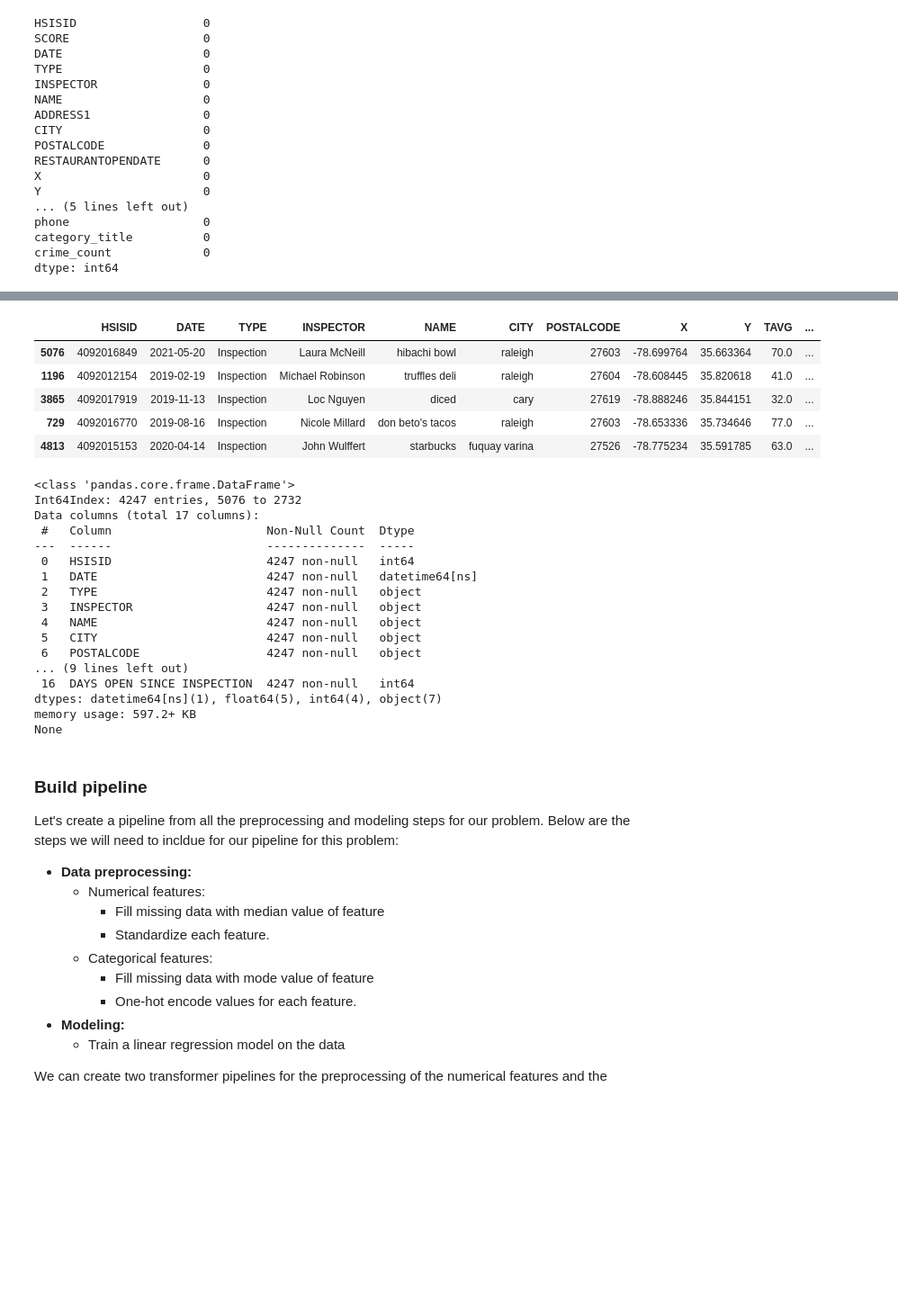
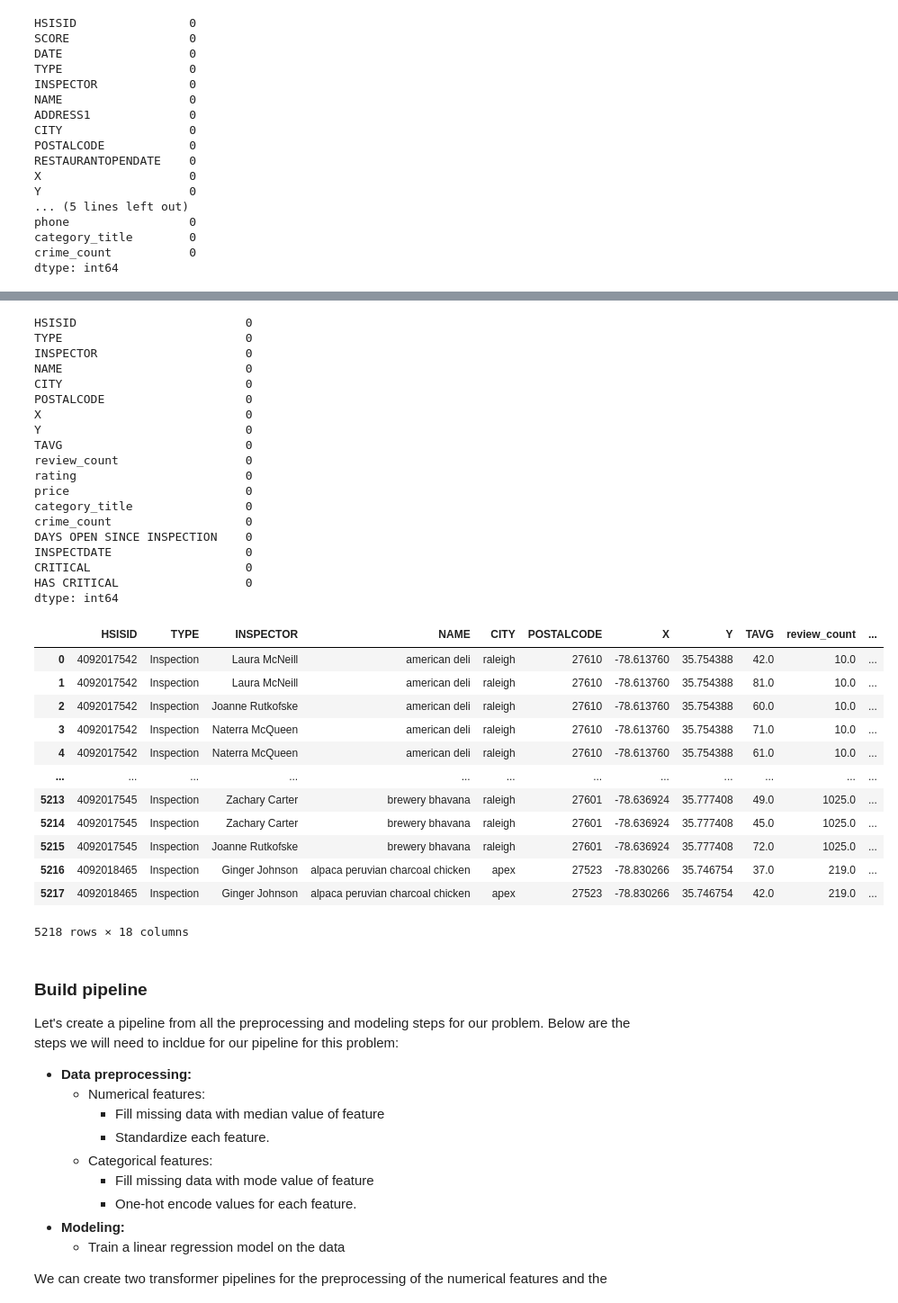
Before and after one commit to shyamal-anadkat/wake-county-food-inspections-analysis, a Jupyter notebook: Wake County -- Restaurant Food Inspections Analysis [AIPI510].ipynb, the cells around one changed output, grey strips where cells are left out. Shown at 90% size. Saved outputs shown, nothing was run; the diff lists cells and outputs as text; code cells hidden in the pictures; blank space fills up the shorter version.

```diff
--- a/Wake County -- Restaurant Food Inspections Analysis [AIPI510].ipynb
+++ b/Wake County -- Restaurant Food Inspections Analysis [AIPI510].ipynb
@@ -405,10 +408,13 @@ display(crimedfagg)
 | 1408 | 2021-11-09 | 5 |
 1409 rows × 2 columns
 # %%
+# merge featuretable with the crime aggregated per day
 featuretable = finaldf.copy()
 featuretable['DATE'] = pd.to_datetime(featuretable['DATE'])
 featuretable = featuretable.merge(crimedfagg, how='left', left_on='DATE', right_on='date')
 featuretable=featuretable.drop(['date'], axis=1)
+featuretable = featuretable.drop_duplicates(subset=['SCORE', 'DATE', 'NAME'])
+featuretable['price'] = featuretable['price'].fillna(featuretable['price'].mode()[0])
 featuretable
 # %% [output]
 |  | HSISID | SCORE | DATE | TYPE | INSPECTOR | NAME | ADDRESS1 | CITY | POSTALCODE | ... |
@@ -539,32 +539,43 @@ X_train, X_test, y_train, y_test = split_data(feat_df)
-# %%
-X_train.head()
-# %% [output]
-|  | HSISID | DATE | TYPE | INSPECTOR | NAME | CITY | POSTALCODE | X | Y | TAVG | ... |
-| 5076 | 4092016849 | 2021-05-20 | Inspection | Laura McNeill | hibachi bowl | raleigh | 27603 | -78.699764 | 35.663364 | 70.0 | ... |
-| 1196 | 4092012154 | 2019-02-19 | Inspection | Michael Robinson | truffles deli | raleigh | 27604 | -78.608445 | 35.820618 | 41.0 | ... |
-| 3865 | 4092017919 | 2019-11-13 | Inspection | Loc Nguyen | diced | cary | 27619 | -78.888246 | 35.844151 | 32.0 | ... |
-| 729 | 4092016770 | 2019-08-16 | Inspection | Nicole Millard | don beto's tacos | raleigh | 27603 | -78.653336 | 35.734646 | 77.0 | ... |
-| 4813 | 4092015153 | 2020-04-14 | Inspection | John Wulffert | starbucks | fuquay varina | 27526 | -78.775234 | 35.591785 | 63.0 | ... |
-# %%
-print(X_train.info())
-# %% [output]
-<class 'pandas.core.frame.DataFrame'>
-Int64Index: 4247 entries, 5076 to 2732
-Data columns (total 17 columns):
- #   Column                      Non-Null Count  Dtype
----  ------                      --------------  -----
- 0   HSISID                      4247 non-null   int64
- 1   DATE                        4247 non-null   datetime64[ns]
- 2   TYPE                        4247 non-null   object
- 3   INSPECTOR                   4247 non-null   object
- 4   NAME                        4247 non-null   object
- 5   CITY                        4247 non-null   object
- 6   POSTALCODE                  4247 non-null   object
-... (9 lines left out)
- 16  DAYS OPEN SINCE INSPECTION  4247 non-null   int64
-dtypes: datetime64[ns](1), float64(5), int64(4), object(7)
-memory usage: 597.2+ KB
-None
+# %%
+finale = finalfeat.copy()
+agg_critical['INSPECTDATE'] = pd.to_datetime(agg_critical['INSPECTDATE'])
+finale = finalfeat.merge(agg_critical, how='inner', left_on=['DATE', 'HSISID'], right_on=['INSPECTDATE', 'HSISID'])
+finale.drop(['DATE', 'SCORE', 'SCORE GRADE'], axis=1, inplace=True)
+print(finale.isna().sum())
+finale
+# %% [output]
+HSISID                        0
+TYPE                          0
+INSPECTOR                     0
+NAME                          0
+CITY                          0
+POSTALCODE                    0
+X                             0
+Y                             0
+TAVG                          0
+review_count                  0
+rating                        0
+price                         0
+category_title                0
+crime_count                   0
+DAYS OPEN SINCE INSPECTION    0
+INSPECTDATE                   0
+CRITICAL                      0
+HAS CRITICAL                  0
+dtype: int64
+|  | HSISID | TYPE | INSPECTOR | NAME | CITY | POSTALCODE | X | Y | TAVG | review_count | ... |
+| 0 | 4092017542 | Inspection | Laura McNeill | american deli | raleigh | 27610 | -78.613760 | 35.754388 | 42.0 | 10.0 | ... |
+| 1 | 4092017542 | Inspection | Laura McNeill | american deli | raleigh | 27610 | -78.613760 | 35.754388 | 81.0 | 10.0 | ... |
+| 2 | 4092017542 | Inspection | Joanne Rutkofske | american deli | raleigh | 27610 | -78.613760 | 35.754388 | 60.0 | 10.0 | ... |
+| 3 | 4092017542 | Inspection | Naterra McQueen | american deli | raleigh | 27610 | -78.613760 | 35.754388 | 71.0 | 10.0 | ... |
+| 4 | 4092017542 | Inspection | Naterra McQueen | american deli | raleigh | 27610 | -78.613760 | 35.754388 | 61.0 | 10.0 | ... |
+| ... | ... | ... | ... | ... | ... | ... | ... | ... | ... | ... | ... |
+| 5213 | 4092017545 | Inspection | Zachary Carter | brewery bhavana | raleigh | 27601 | -78.636924 | 35.777408 | 49.0 | 1025.0 | ... |
+| 5214 | 4092017545 | Inspection | Zachary Carter | brewery bhavana | raleigh | 27601 | -78.636924 | 35.777408 | 45.0 | 1025.0 | ... |
+| 5215 | 4092017545 | Inspection | Joanne Rutkofske | brewery bhavana | raleigh | 27601 | -78.636924 | 35.777408 | 72.0 | 1025.0 | ... |
+| 5216 | 4092018465 | Inspection | Ginger Johnson | alpaca peruvian charcoal chicken | apex | 27523 | -78.830266 | 35.746754 | 37.0 | 219.0 | ... |
+| 5217 | 4092018465 | Inspection | Ginger Johnson | alpaca peruvian charcoal chicken | apex | 27523 | -78.830266 | 35.746754 | 42.0 | 219.0 | ... |
+5218 rows × 18 columns
 # %% [markdown]
 ### Build pipeline
 Let's create a pipeline from all the preprocessing and modeling steps for our problem.  Below are the steps we will need to incldue for our pipeline for this problem:
```
Also changed, not shown: parts of 23 cells of this notebook.
